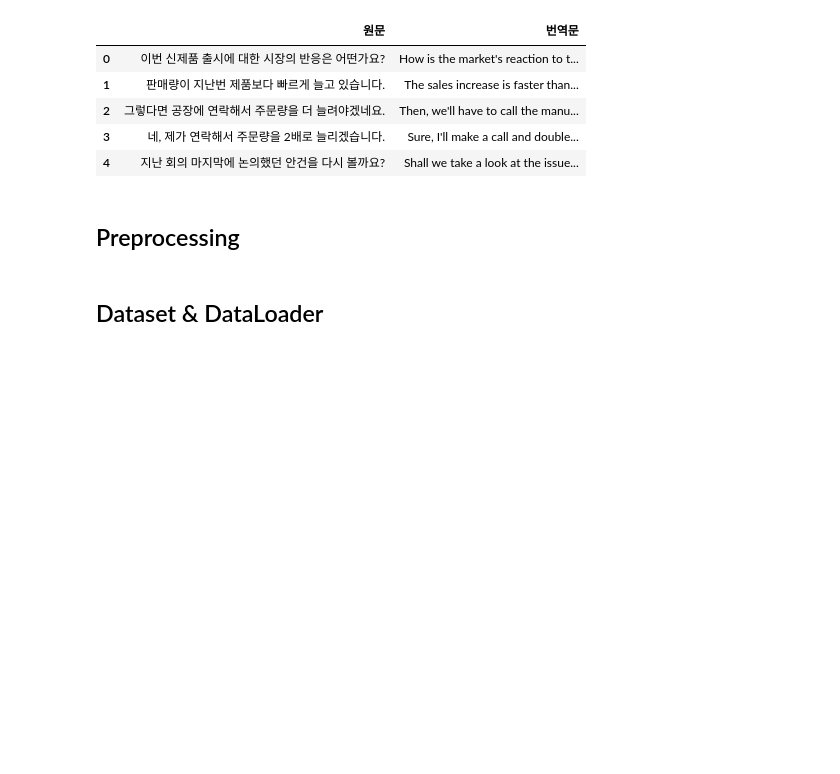
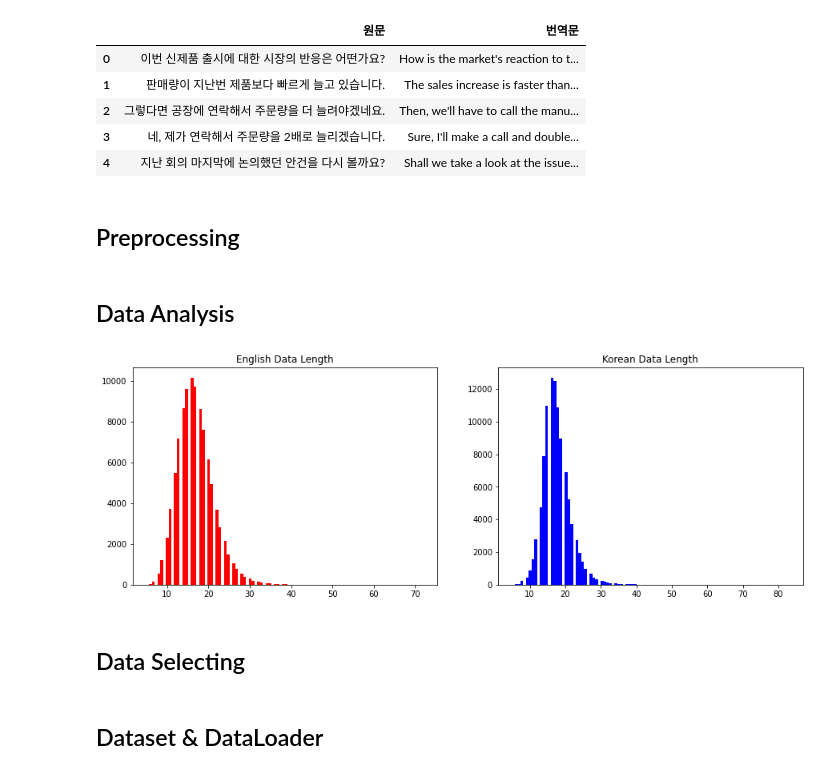
Before and after one commit to sangHa0411/Korean2English, a Jupyter notebook: Transformer/Transformer.ipynb, the cells around one changed output. Saved outputs shown, nothing was run; the diff lists cells and outputs as text; code cells hidden in the pictures; blank space fills up the shorter version.

```diff
--- a/Transformer/Transformer.ipynb
+++ b/Transformer/Transformer.ipynb
@@ -51,7 +53,26 @@ en_data = data['번역문']
 kor_data = data['원문']
 # %%
 en_encoder = Preprocessor(en_data, word_tokenize, th=3)
-kor_encoder = Preprocessor(kor_data, mecab.morphs, th=3)
+kor_encoder = Preprocessor(kor_data, mecab.morphs, th=5)
 # %%
 en_idx_data = en_encoder.encode()
 kor_idx_data = kor_encoder.encode()
+# %% [markdown]
+## Data Analysis
+# %%
+en_len = [len(idx_data) for idx_data in en_idx_data]
+kor_len = [len(idx_data) for idx_data in kor_idx_data]
+# %%
+fig, axes = plt.subplots(1, 2, figsize=(15,5))
+
+axes[0].set_title('English Data Length')
+axes[0].hist(en_len, color='r', bins=100)
+
+axes[1].set_title('Korean Data Length')
+axes[1].hist(kor_len, color='b', bins=100)
+
+plt.show()
+# %% [output]
+[figure, added]
+# %% [markdown]
+## Data Selecting
```
Also changed, not shown: parts of 14 cells of this notebook.
